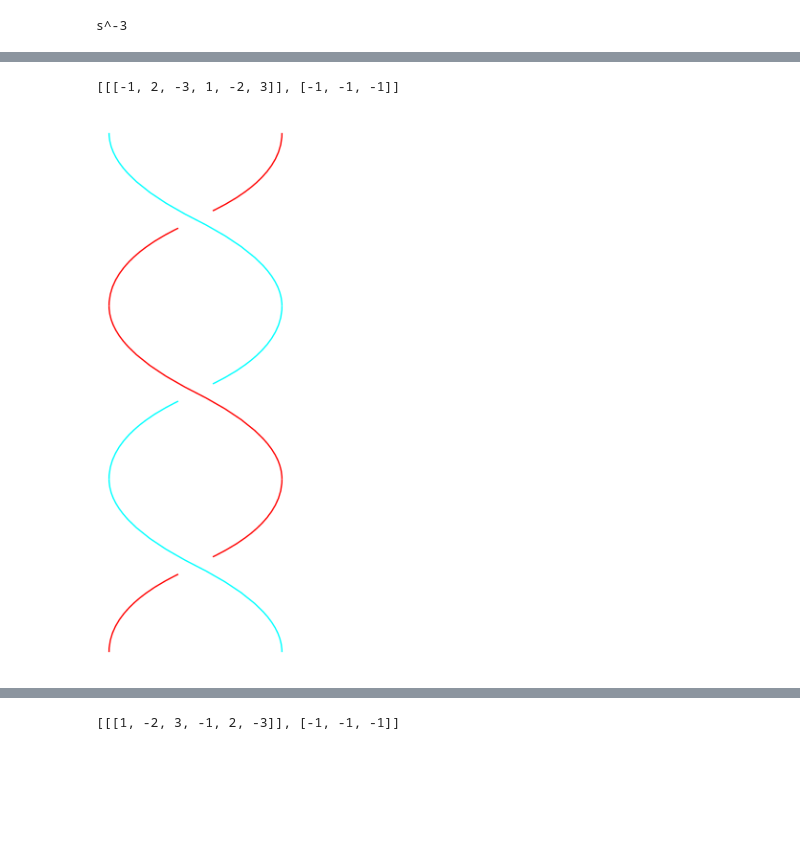
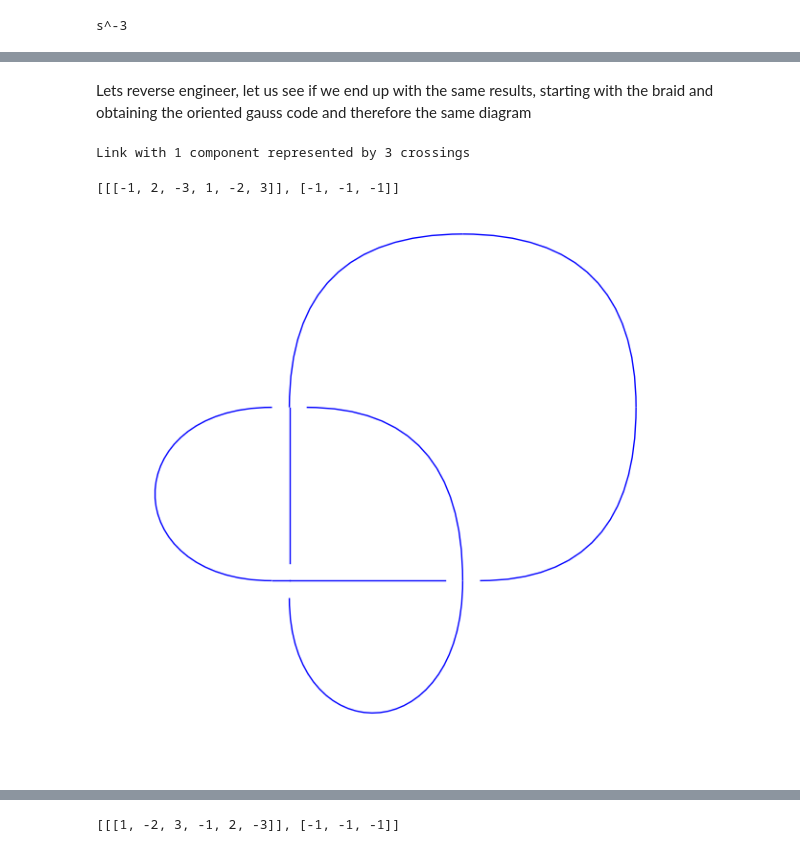
Before and after one commit to amitjamadagni/Conf, a Jupyter notebook: SageDays_78/Links, Knots.ipynb, the cells around one changed output, grey strips where cells are left out. Saved outputs shown, nothing was run; the diff lists cells and outputs as text; code cells hidden in the pictures; blank space fills up the shorter version.

Commit message:
Notebook edited, public link shared.

```diff
--- a/SageDays_78/Links, Knots.ipynb
+++ b/SageDays_78/Links, Knots.ipynb
@@ -147,15 +168,21 @@ s^-3
+# %% [markdown]
+Lets reverse engineer, let us see if we end up with the same results, starting with the braid and obtaining the oriented gauss code and therefore the same diagram
 # %%
 b1 = L1.braid()
 # %%
 L1_reconstruct = Link(b1)
+# %%
+L1_reconstruct
+# %% [output]
+Link with 1 component represented by 3 crossings
 # %%
 L1_reconstruct.oriented_gauss_code()
 # %% [output]
 [[[-1, 2, -3, 1, -2, 3]], [-1, -1, -1]]
 # %%
-b1.plot()
+L1_reconstruct.plot()
 # %% [output]
-[figure, old version]
+[figure, new version]
 # %% [markdown]
 ###### Planar Diagram Code
 
```
Also changed, not shown: parts of 64 cells of this notebook, 2 other files.
